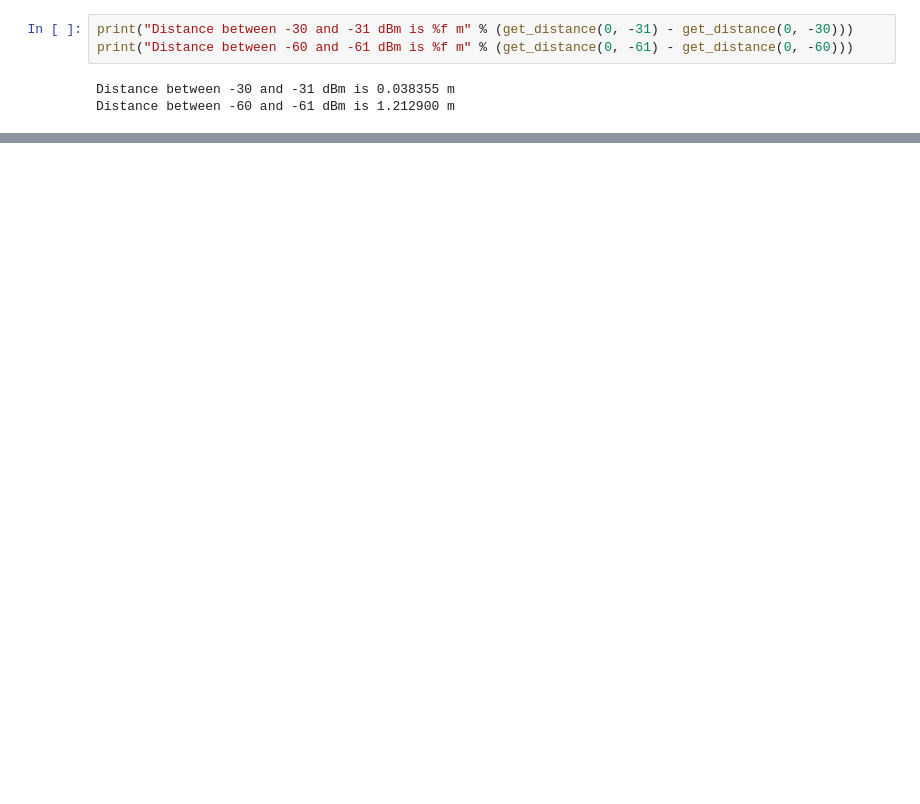
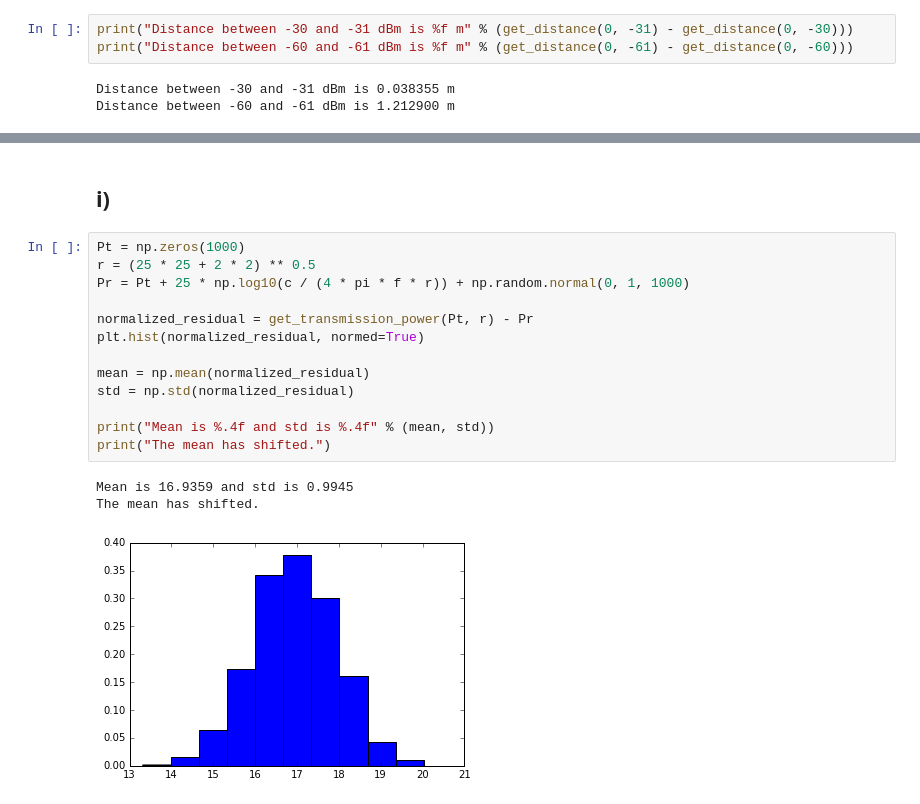
Before and after one commit to barisdemirdelen/bigdata, a Jupyter notebook: assignment.ipynb, the cells around one changed output, grey strips where cells are left out. Drawn from its saved outputs; the diff is of its cells as text; blank space fills up the shorter version.

```diff
--- a/assignment.ipynb
+++ b/assignment.ipynb
@@ -85,0 +110,19 @@ $\mathcal{X}^2 (x,y) \approx \\ \approx \sum_i \frac{(\frac{\partial P_r^i(x_0,y
+# %% [markdown]
+## i)
+# %%
+Pt = np.zeros(1000)
+r = (25 * 25 + 2 * 2) ** 0.5
+Pr = Pt + 25 * np.log10(c / (4 * pi * f * r)) + np.random.normal(0, 1, 1000)
+
+normalized_residual = get_transmission_power(Pt, r) - Pr
+plt.hist(normalized_residual, normed=True)
+
+mean = np.mean(normalized_residual)
+std = np.std(normalized_residual)
+
+print("Mean is %.4f and std is %.4f" % (mean, std))
+print("The mean has shifted.")
+# %% [output]
+Mean is 16.9359 and std is 0.9945
+The mean has shifted.
+[figure, added]
```
Also changed, not shown: parts of 46 cells of this notebook.
